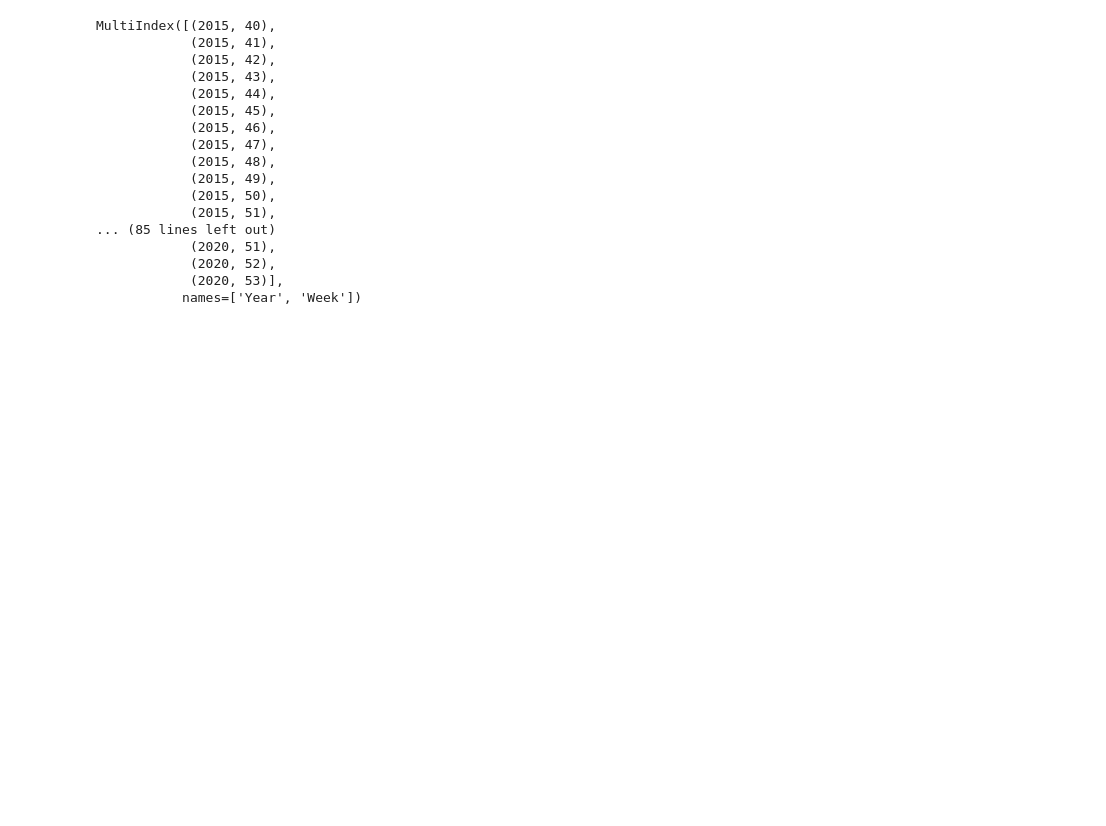
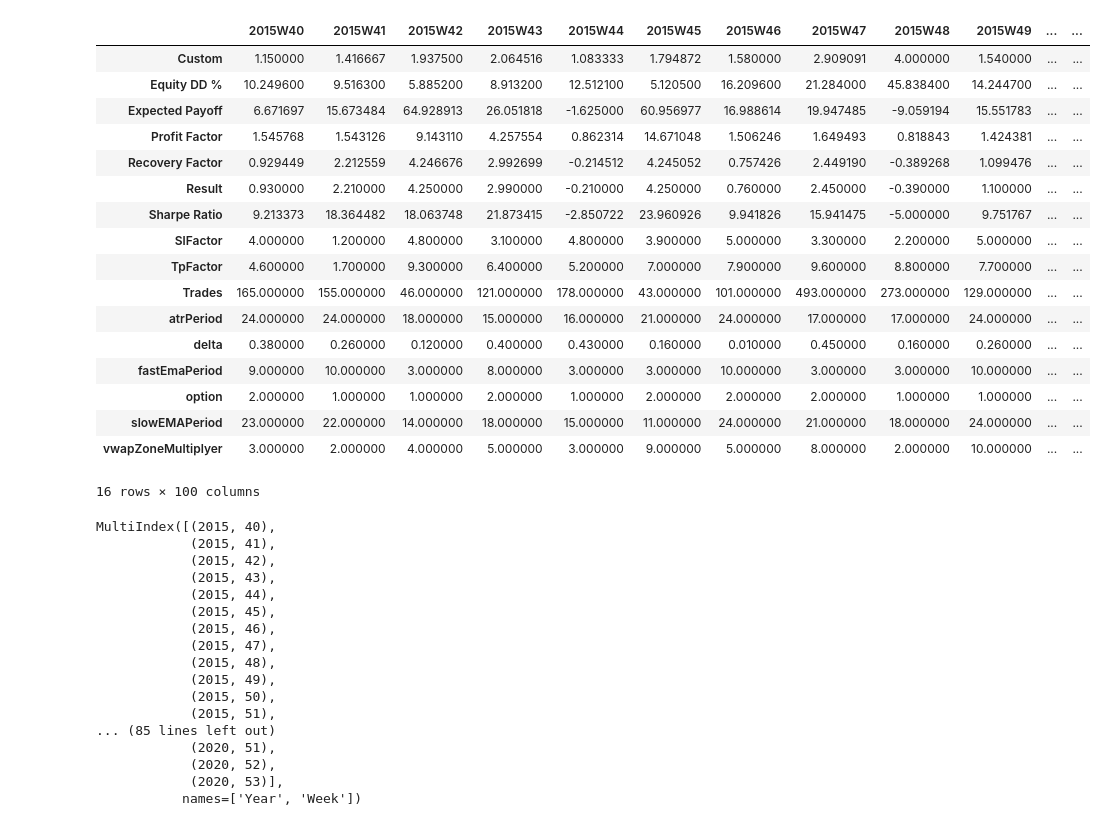
Before and after one commit to Meseverri/WEEKLY_OPTIMIZATION, a Jupyter notebook: RelationsStudy.ipynb, the cells around one changed output. Drawn from its saved outputs; the diff is of its cells as text; code cells hidden in the pictures; blank space fills up the shorter version.

```diff
--- a/RelationsStudy.ipynb
+++ b/RelationsStudy.ipynb
@@ -9,34 +9,55 @@ def normOfDiference(list1,list2):
     arr2=np.array(list2)
     dif=np.subtract(arr1,arr2)
     return round(np.linalg.norm(dif),3)
 
-allBestData_df=pd.read_excel("BestMedianResults.xlsx",index_col=0)
+allBestData_df=pd.read_excel("BestMedianResults.xlsx",index_col=0).sort_index()
 
 
 
 
 
 data={}
 for ref in range(len(allBestData_df.columns)):
     fila=[]
     list1=allBestData_df.iloc[-8:,ref].to_list()
     rowName=allBestData_df.iloc[-8:,ref].name
     for i in range(len(allBestData_df.columns)):
         list2=allBestData_df.iloc[-8:,i].to_list()
         fila.append(normOfDiference(list1,list2))
     data[rowName]=fila
 
 relationMatrix=pd.DataFrame(data,index=allBestData_df.columns)
 mIndex=[]
 for i in relationMatrix.columns.to_list():
     mIndex.append((int(i[:4]),int(i[5:])))
 
 #
 index = pd.MultiIndex.from_tuples(mIndex, names=["Year", "Week"])
 
 
 RelationMatrix=pd.DataFrame(relationMatrix.values,index,columns=index)
 AllBestData=pd.DataFrame(allBestData_df.values,allBestData_df.index,columns=index)
+
+allBestData_df
+# %% [output]
+|  | 2015W40 | 2015W41 | 2015W42 | 2015W43 | 2015W44 | 2015W45 | 2015W46 | 2015W47 | 2015W48 | 2015W49 | ... | ... |
+| Custom | 1.150000 | 1.416667 | 1.937500 | 2.064516 | 1.083333 | 1.794872 | 1.580000 | 2.909091 | 4.000000 | 1.540000 | ... | ... |
+| Equity DD % | 10.249600 | 9.516300 | 5.885200 | 8.913200 | 12.512100 | 5.120500 | 16.209600 | 21.284000 | 45.838400 | 14.244700 | ... | ... |
+| Expected Payoff | 6.671697 | 15.673484 | 64.928913 | 26.051818 | -1.625000 | 60.956977 | 16.988614 | 19.947485 | -9.059194 | 15.551783 | ... | ... |
+| Profit Factor | 1.545768 | 1.543126 | 9.143110 | 4.257554 | 0.862314 | 14.671048 | 1.506246 | 1.649493 | 0.818843 | 1.424381 | ... | ... |
+| Recovery Factor | 0.929449 | 2.212559 | 4.246676 | 2.992699 | -0.214512 | 4.245052 | 0.757426 | 2.449190 | -0.389268 | 1.099476 | ... | ... |
+| Result | 0.930000 | 2.210000 | 4.250000 | 2.990000 | -0.210000 | 4.250000 | 0.760000 | 2.450000 | -0.390000 | 1.100000 | ... | ... |
+| Sharpe Ratio | 9.213373 | 18.364482 | 18.063748 | 21.873415 | -2.850722 | 23.960926 | 9.941826 | 15.941475 | -5.000000 | 9.751767 | ... | ... |
+| SlFactor | 4.000000 | 1.200000 | 4.800000 | 3.100000 | 4.800000 | 3.900000 | 5.000000 | 3.300000 | 2.200000 | 5.000000 | ... | ... |
+| TpFactor | 4.600000 | 1.700000 | 9.300000 | 6.400000 | 5.200000 | 7.000000 | 7.900000 | 9.600000 | 8.800000 | 7.700000 | ... | ... |
+| Trades | 165.000000 | 155.000000 | 46.000000 | 121.000000 | 178.000000 | 43.000000 | 101.000000 | 493.000000 | 273.000000 | 129.000000 | ... | ... |
+| atrPeriod | 24.000000 | 24.000000 | 18.000000 | 15.000000 | 16.000000 | 21.000000 | 24.000000 | 17.000000 | 17.000000 | 24.000000 | ... | ... |
+| delta | 0.380000 | 0.260000 | 0.120000 | 0.400000 | 0.430000 | 0.160000 | 0.010000 | 0.450000 | 0.160000 | 0.260000 | ... | ... |
+| fastEmaPeriod | 9.000000 | 10.000000 | 3.000000 | 8.000000 | 3.000000 | 3.000000 | 10.000000 | 3.000000 | 3.000000 | 10.000000 | ... | ... |
+| option | 2.000000 | 1.000000 | 1.000000 | 2.000000 | 1.000000 | 2.000000 | 2.000000 | 2.000000 | 1.000000 | 1.000000 | ... | ... |
+| slowEMAPeriod | 23.000000 | 22.000000 | 14.000000 | 18.000000 | 15.000000 | 11.000000 | 24.000000 | 21.000000 | 18.000000 | 24.000000 | ... | ... |
+| vwapZoneMultiplyer | 3.000000 | 2.000000 | 4.000000 | 5.000000 | 3.000000 | 9.000000 | 5.000000 | 8.000000 | 2.000000 | 10.000000 | ... | ... |
+16 rows × 100 columns
 # %%
 index
 # %% [output]
```
Also changed, not shown: parts of 7 cells of this notebook, 3 other files.
